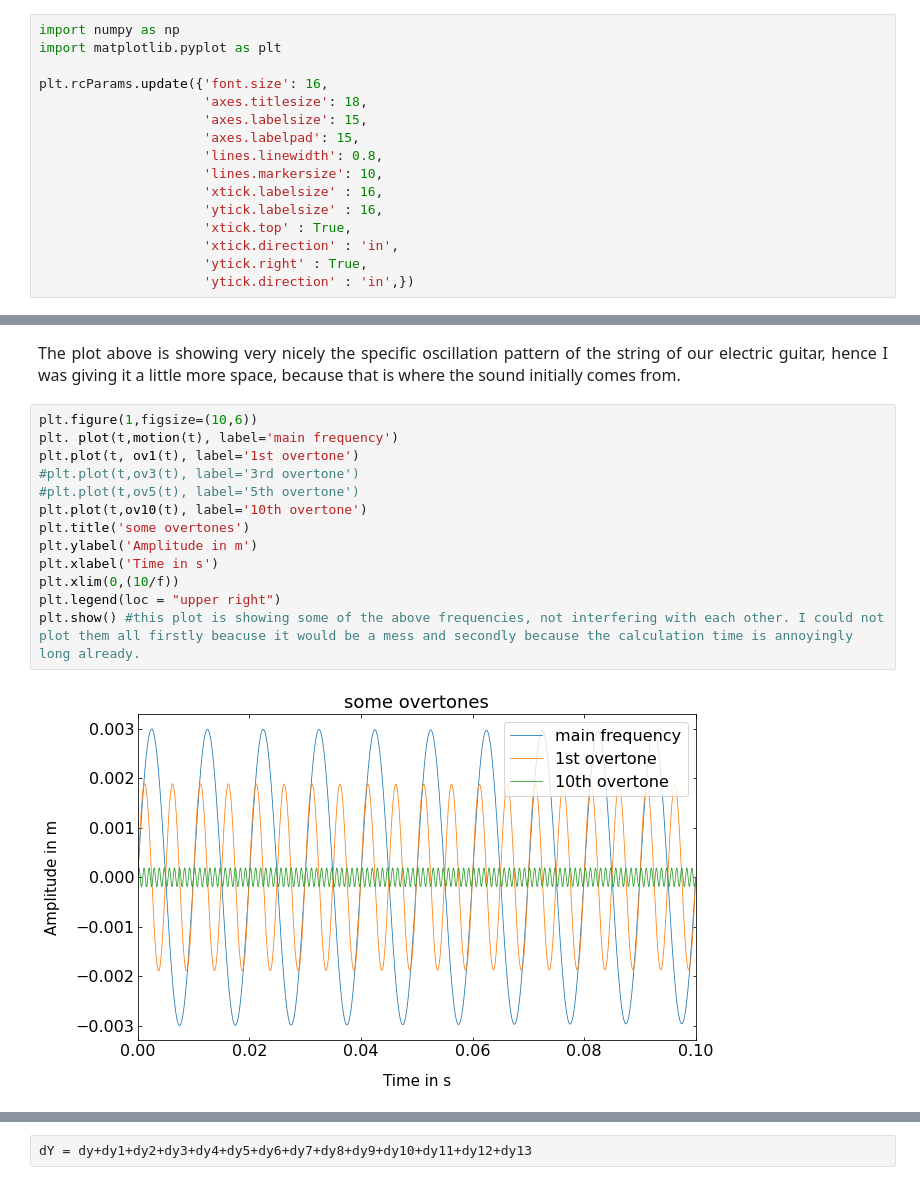
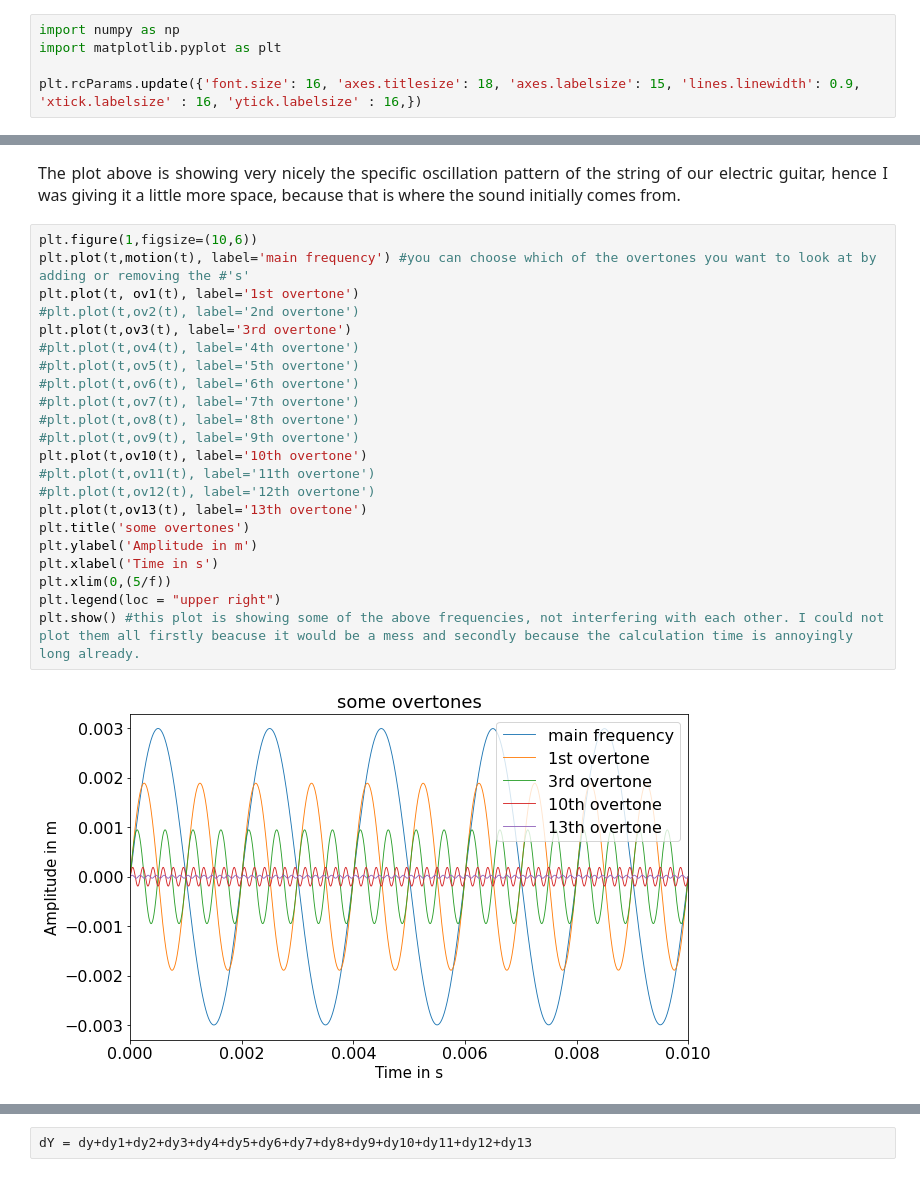
Before and after one commit to Jaxei/signal-of-an-electric-guitar-pickup, a Jupyter notebook: Essay.ipynb, the cells around one changed output, grey strips where cells are left out. Drawn from its saved outputs; the diff is of its cells as text.

```diff
--- a/Essay.ipynb
+++ b/Essay.ipynb
@@ -4,18 +6,7 @@
 import numpy as np
 import matplotlib.pyplot as plt
 
-plt.rcParams.update({'font.size': 16,
-                     'axes.titlesize': 18,
-                     'axes.labelsize': 15,
-                     'axes.labelpad': 15,
-                     'lines.linewidth': 0.8,
-                     'lines.markersize': 10,
-                     'xtick.labelsize' : 16,
-                     'ytick.labelsize' : 16,
-                     'xtick.top' : True,
-                     'xtick.direction' : 'in',
-                     'ytick.right' : True,
-                     'ytick.direction' : 'in',})
+plt.rcParams.update({'font.size': 16, 'axes.titlesize': 18, 'axes.labelsize': 15, 'lines.linewidth': 0.9, 'xtick.labelsize' : 16, 'ytick.labelsize' : 16,})
 # %% [markdown]
 ## Why writing about Guitar Pickups?
 
@@ -272,18 +267,27 @@ plt.show()
 The plot above is showing very nicely the specific oscillation pattern of the string of our electric guitar, hence I was giving it a little more space, because that is where the sound initially comes from.
 # %%
 plt.figure(1,figsize=(10,6))
-plt. plot(t,motion(t), label='main frequency')
+plt.plot(t,motion(t), label='main frequency') #you can choose which of the overtones you want to look at by adding or removing the #'s'
 plt.plot(t, ov1(t), label='1st overtone')
-#plt.plot(t,ov3(t), label='3rd overtone')
+#plt.plot(t,ov2(t), label='2nd overtone')
+plt.plot(t,ov3(t), label='3rd overtone')
+#plt.plot(t,ov4(t), label='4th overtone')
 #plt.plot(t,ov5(t), label='5th overtone')
+#plt.plot(t,ov6(t), label='6th overtone')
+#plt.plot(t,ov7(t), label='7th overtone')
+#plt.plot(t,ov8(t), label='8th overtone')
+#plt.plot(t,ov9(t), label='9th overtone')
 plt.plot(t,ov10(t), label='10th overtone')
+#plt.plot(t,ov11(t), label='11th overtone')
+#plt.plot(t,ov12(t), label='12th overtone')
+plt.plot(t,ov13(t), label='13th overtone')
 plt.title('some overtones')
 plt.ylabel('Amplitude in m')
 plt.xlabel('Time in s')
-plt.xlim(0,(10/f))
+plt.xlim(0,(5/f))
 plt.legend(loc = "upper right")
 plt.show() #this plot is showing some of the above frequencies, not interfering with each other. I could not plot them all firstly beacuse it would be a mess and secondly because the calculation time is annoyingly long already.
 # %% [output]
-[figure, old version]
+[figure, new version]
 # %% [markdown]
 <p style='text-align: justify; font-size: 16px;'>
```
Also changed, not shown: parts of 26 cells of this notebook.
